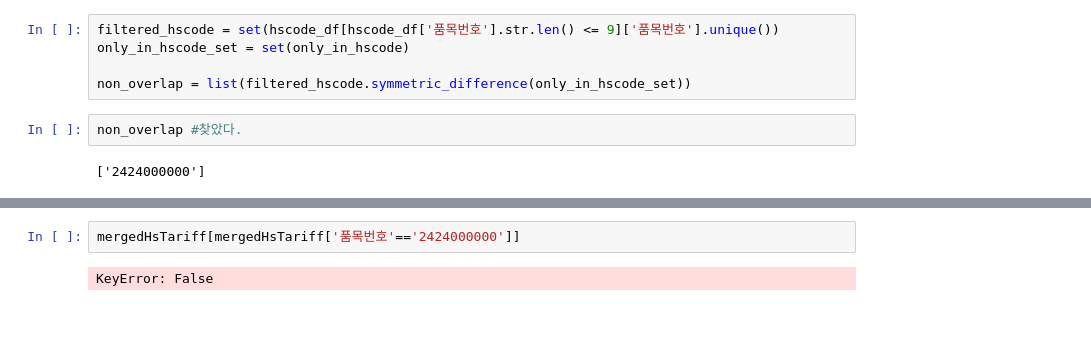
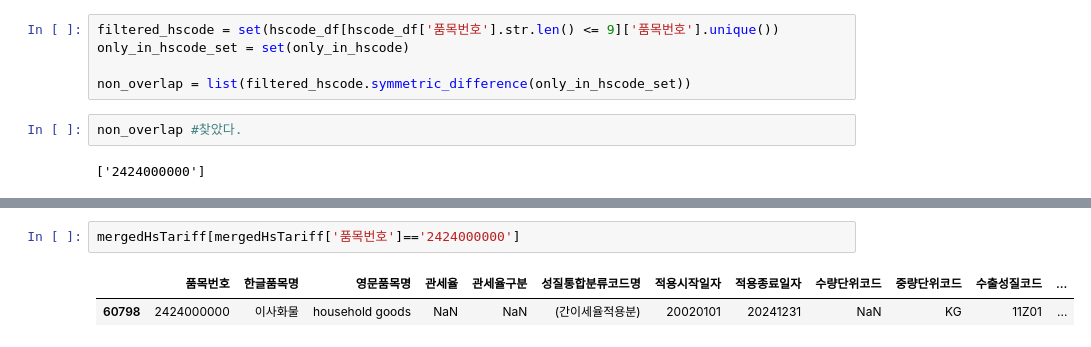
Before and after one commit to aboccado/hscode, a Jupyter notebook: merged.ipynb, the cells around one changed output, grey strips where cells are left out. Saved outputs shown, nothing was run; the diff lists cells and outputs as text; blank space fills up the shorter version.

```diff
--- a/merged.ipynb
+++ b/merged.ipynb
@@ -281,4 +294,5 @@ KeyError: False
 # %%
-mergedHsTariff[mergedHsTariff['품목번호'=='2424000000']]
+mergedHsTariff[mergedHsTariff['품목번호']=='2424000000']
 # %% [output]
-KeyError: False
+|  | 품목번호 | 한글품목명 | 영문품목명 | 관세율 | 관세율구분 | 성질통합분류코드명 | 적용시작일자 | 적용종료일자 | 수량단위코드 | 중량단위코드 | 수출성질코드 | ... |
+| 60798 | 2424000000 | 이사화물 | household goods | NaN | NaN | (간이세율적용분) | 20020101 | 20241231 | NaN | KG | 11Z01 | ... |
```
Also changed, not shown: parts of 49 cells of this notebook, 3 other files.
